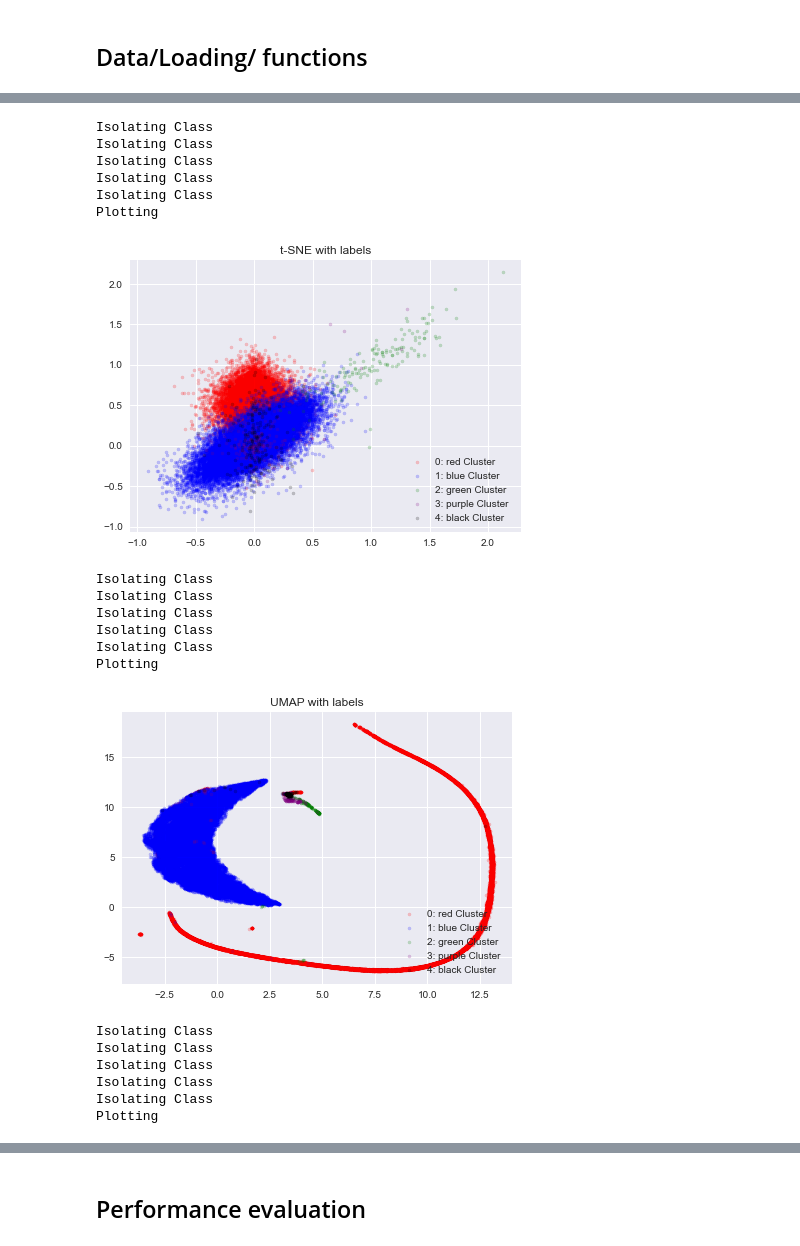
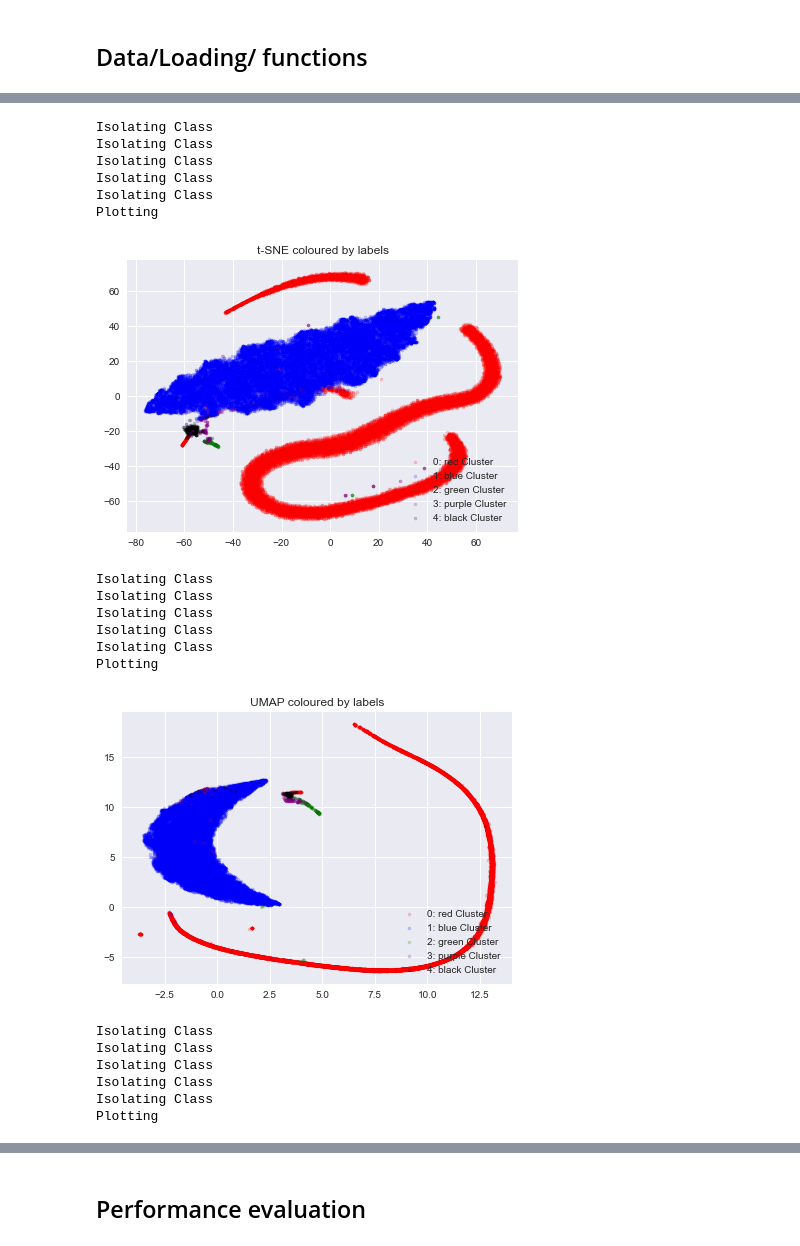
Before and after one commit to Koketsoc137/Clustering-on-simulation-data, a Jupyter notebook: Clustering.ipynb, the cells around one changed output, grey strips where cells are left out. Saved outputs shown, nothing was run; the diff lists cells and outputs as text; code cells hidden in the pictures.

```diff
--- a/Clustering.ipynb
+++ b/Clustering.ipynb
@@ -12,7 +12,7 @@ labels = np.load('Simulations\labels_test.npy')
 dataset =  np.load('Simulations\y_test.npy')
 
 #embeded datasets
-pkl_filename = "tembedded_dataset.txt"
+pkl_filename = "embedded_dataset.txt"
 pkl_filename2 = "uembedded_dataset.txt"
 pkl_filename3 = "pcaembedded_dataset.txt"
 
@@ -78,44 +78,44 @@ def shade(embedded_dataset,predictions,numof_class,name):
         classes.append(Class)
 
     #Plotting the classses
         #Initialize plot
     plt.style.use("seaborn")
     plt.figure(figsize=(7,5))
     #plt.figure(facecolor="g")
 
     legend = []
     samples = []
     print("Plotting")
     for i in range(numof_class):
         classes[i] = np.array(classes[i])
         plt.scatter(classes[i][:,0],classes[i][:,1],s = 10,c = colours[i],alpha = 0.2)
         legend.append(str(i) +": " +colours[i] + " Cluster ")
 
     plt.legend(legend,
                loc='lower right')
     plt.title(name)
     plt.savefig(name+"shade.png")
     plt.show()
 
     return
-shade(x_embedded,labels,5,"t-SNE with labels")
-shade(u_embedded,labels,5,"UMAP with labels")
-shade(p_embedded,labels,5,"PCA with labels")
+shade(x_embedded,labels,5,"t-SNE coloured by labels")
+shade(u_embedded,labels,5,"UMAP coloured by labels")
+shade(p_embedded,labels,5,"PCA coloured by labels")
 # %% [output]
 Isolating Class
 Isolating Class
 Isolating Class
 Isolating Class
 Isolating Class
 Plotting
-[figure, old version]
+[figure, new version]
 Isolating Class
 Isolating Class
 Isolating Class
 Isolating Class
 Isolating Class
 Plotting
-[figure, old version]
+[figure, new version]
 Isolating Class
 Isolating Class
 Isolating Class
```
Also changed, not shown: parts of 18 cells of this notebook.
